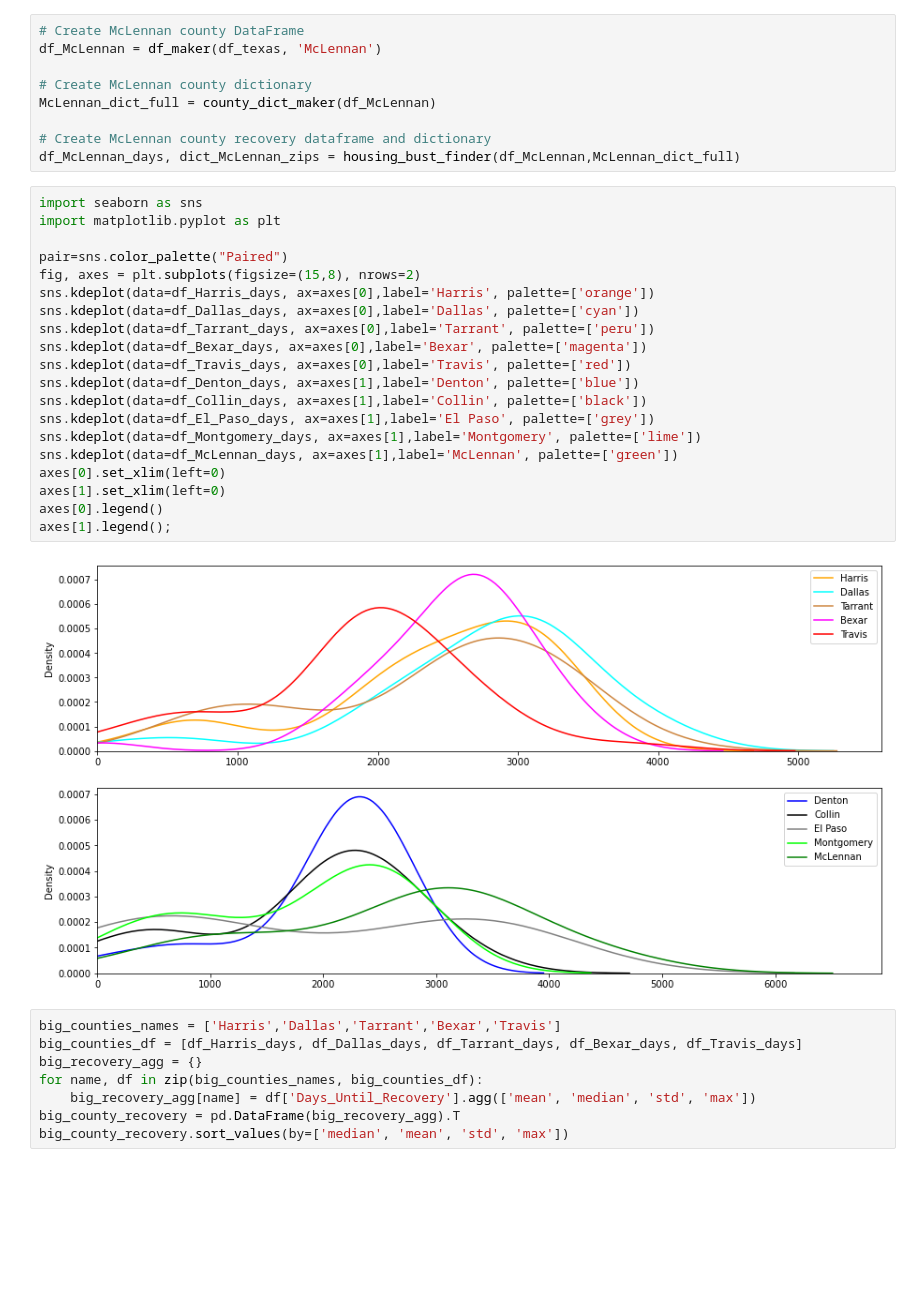
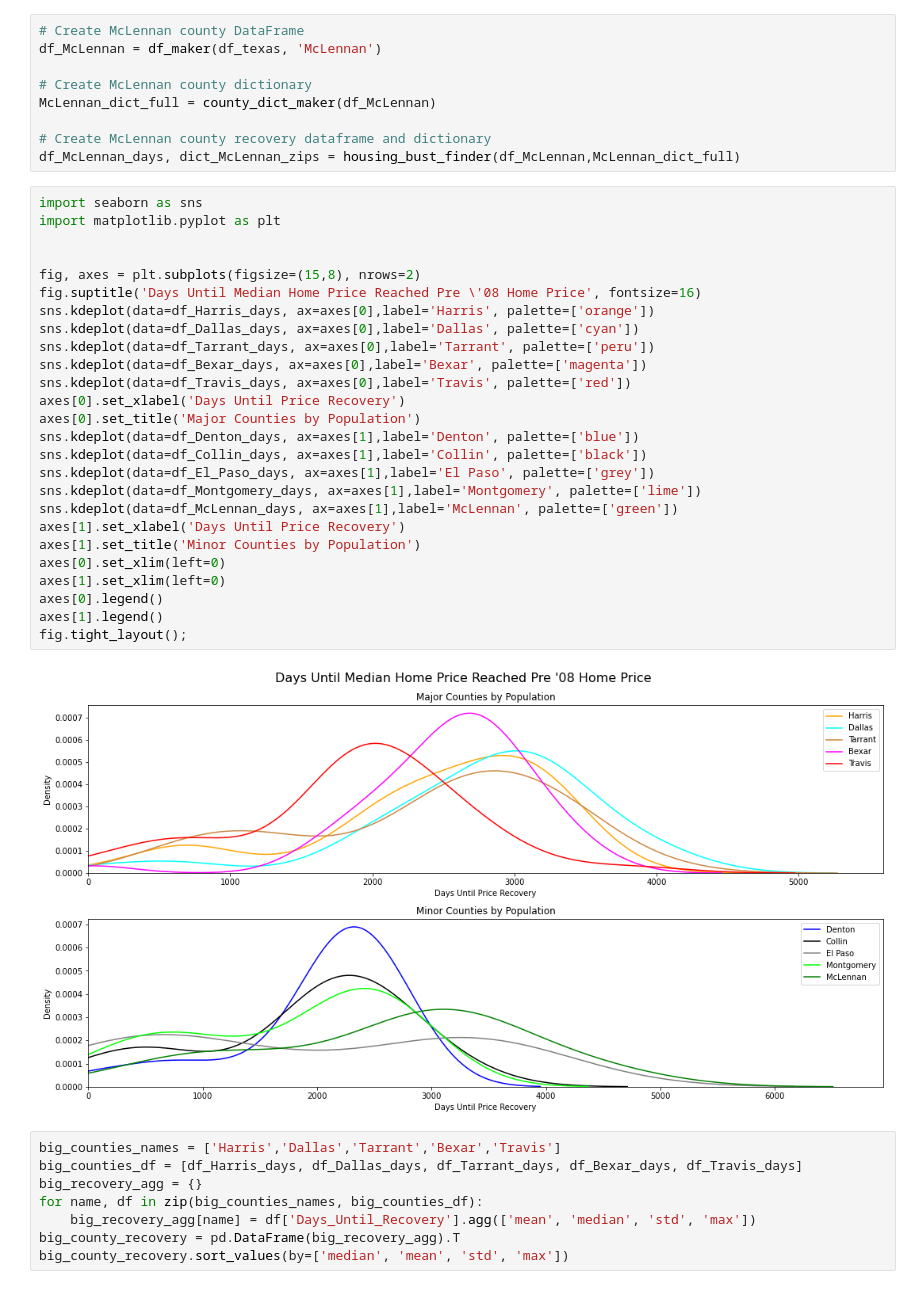
Before and after one commit to kuninethan95/Time_Series_Model, a Jupyter notebook: time-series/starter_notebook.ipynb, the cells around one changed output. Saved outputs shown, nothing was run; the diff lists cells and outputs as text; blank space fills up the shorter version.

```diff
--- a/time-series/starter_notebook.ipynb
+++ b/time-series/starter_notebook.ipynb
@@ -295,25 +295,31 @@ df_McLennan_days, dict_McLennan_zips = housing_bust_finder(df_McLennan,McLennan_
 # %%
 import seaborn as sns
 import matplotlib.pyplot as plt
 
-pair=sns.color_palette("Paired")
+
 fig, axes = plt.subplots(figsize=(15,8), nrows=2)
+fig.suptitle('Days Until Median Home Price Reached Pre \'08 Home Price', fontsize=16)
 sns.kdeplot(data=df_Harris_days, ax=axes[0],label='Harris', palette=['orange'])
 sns.kdeplot(data=df_Dallas_days, ax=axes[0],label='Dallas', palette=['cyan'])
 sns.kdeplot(data=df_Tarrant_days, ax=axes[0],label='Tarrant', palette=['peru'])
 sns.kdeplot(data=df_Bexar_days, ax=axes[0],label='Bexar', palette=['magenta'])
 sns.kdeplot(data=df_Travis_days, ax=axes[0],label='Travis', palette=['red'])
+axes[0].set_xlabel('Days Until Price Recovery')
+axes[0].set_title('Major Counties by Population')
 sns.kdeplot(data=df_Denton_days, ax=axes[1],label='Denton', palette=['blue'])
 sns.kdeplot(data=df_Collin_days, ax=axes[1],label='Collin', palette=['black'])
 sns.kdeplot(data=df_El_Paso_days, ax=axes[1],label='El Paso', palette=['grey'])
 sns.kdeplot(data=df_Montgomery_days, ax=axes[1],label='Montgomery', palette=['lime'])
 sns.kdeplot(data=df_McLennan_days, ax=axes[1],label='McLennan', palette=['green'])
+axes[1].set_xlabel('Days Until Price Recovery')
+axes[1].set_title('Minor Counties by Population')
 axes[0].set_xlim(left=0)
 axes[1].set_xlim(left=0)
 axes[0].legend()
-axes[1].legend();
+axes[1].legend()
+fig.tight_layout();
 # %% [output]
-[figure, old version]
+[figure, new version]
 # %%
 big_counties_names = ['Harris','Dallas','Tarrant','Bexar','Travis']
 big_counties_df = [df_Harris_days, df_Dallas_days, df_Tarrant_days, df_Bexar_days, df_Travis_days]
```
Also changed, not shown: parts of 86 cells of this notebook.
